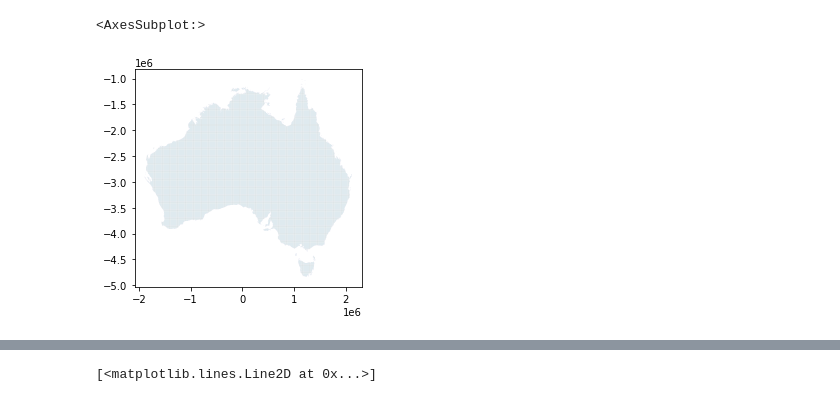
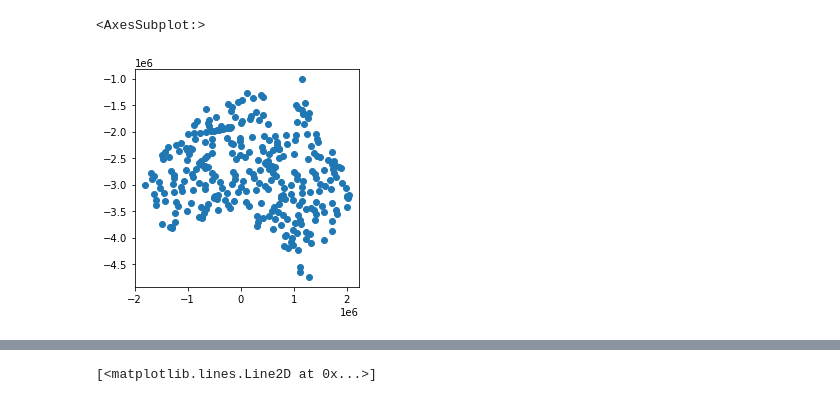
Before and after one commit to cardat/air-health-gis-tools, a Jupyter notebook: exploration.ipynb, the cells around one changed output, grey strips where cells are left out. Saved outputs shown, nothing was run; the diff lists cells and outputs as text; code cells hidden in the pictures.

```diff
--- a/exploration.ipynb
+++ b/exploration.ipynb
@@ -32,8 +36,8 @@ Wall time: 31.7 s
 # %%
-sjer_plots_poly.plot()
+sjer_plots_points.plot()
 # %% [output]
 <AxesSubplot:>
-[figure, old version]
+[figure, new version]
 # %%
 folder="ABS1x1km_Aus_Pop_Grid_2006_2020/data_provided/"
 tiffile="apg06e_f_001_20210512.tif"
```
Also changed, not shown: parts of 30 cells of this notebook, 1 other file.
